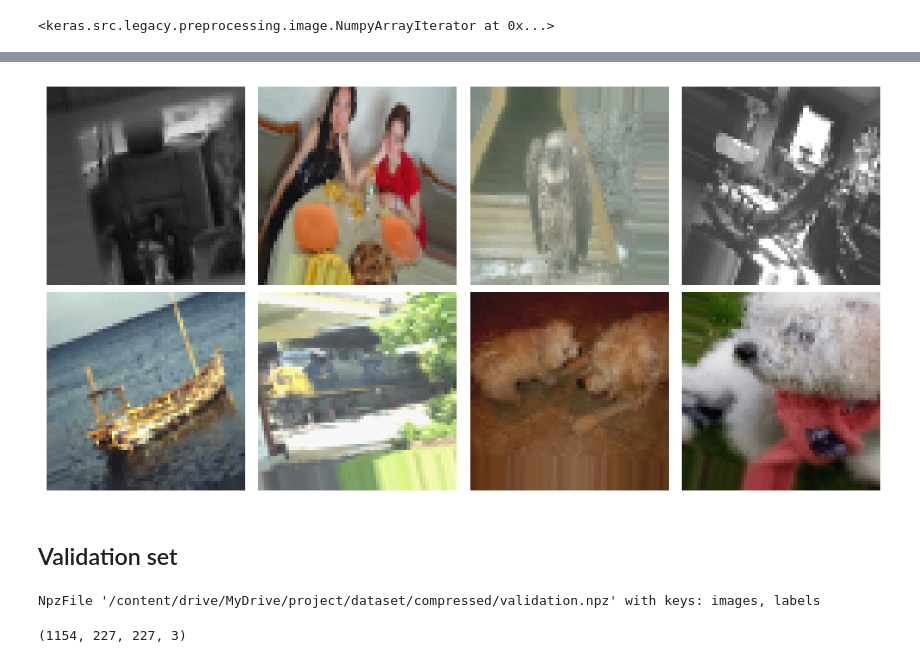
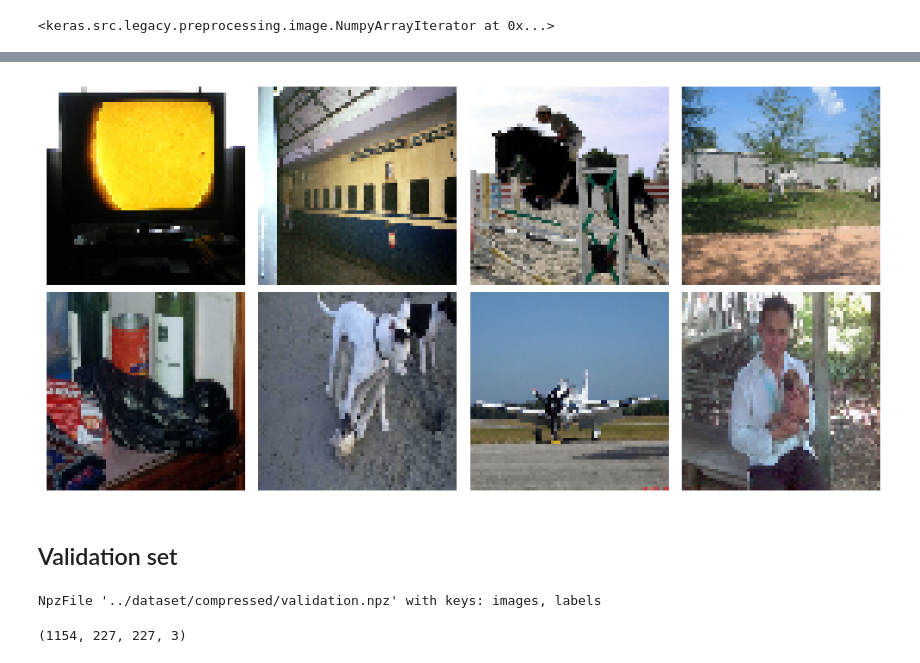
Before and after one commit to AAAlessandroP/imageRecognitionVOC2012, a Jupyter notebook: SSL/aug_ssl.ipynb, the cells around one changed output, grey strips where cells are left out. Cells and saved outputs as stored; diff of their text form; code cells hidden in the pictures.

```diff
--- a/SSL/aug_ssl.ipynb
+++ b/SSL/aug_ssl.ipynb
@@ -17,3 +15,5 @@ colab=True
+# %%
+colab=False #bing
 # %%
 if colab:
     from google.colab import drive
@@ -281,7 +279,7 @@ train_datagen = ImageDataGenerator(
     zoom_range=[0.8, 1.2],       # Zoom casuale tra il 70% e il 130%
     channel_shift_range = 0.3,   # Variazione di intensità dei colori fino al 30%
     preprocessing_function=lambda x: np.fliplr(x) if np.random.random() < 0.3 else x,   # Flip orizzontale con probabilità del 30%
-    fill_mode='nearest'          # Riempimento dei pixel mancanti
+    fill_mode='reflect'          # Riempimento dei pixel mancanti
 )
 
 train_datagen.fit(train_images)
@@ -293,8 +291,21 @@ train_generator = train_datagen.flow(
     train_images,
     encoded_train_labels,
     batch_size=BATCH_SIZE,
-    shuffle=True,
+    shuffle=False,
 )
 train_generator
 # %% [output]
 <keras.src.legacy.preprocessing.image.NumpyArrayIterator at 0x...>
+# %%
+for x, y in train_generator:
+    first_batch = x
+    break
+# when re-executing this cell...the first batch wont't be the real first batch but a subsequent batch of the data
+plt.figure(figsize=(10, 5))
+for i in range(8):
+    plt.subplot(2, 4, i + 1)
+    plt.imshow(first_batch[i])
+    plt.axis('off')
+
+plt.tight_layout()
+plt.show()
@@ -301,23 +314,21 @@ train_generator
 # %%
 plt.figure(figsize=(10, 5))
 for i in range(8):
     plt.subplot(2, 4, i + 1)
-    for x, y in train_generator:
-        plt.imshow(x[0])
-        plt.axis('off')
-        break
+    plt.imshow(train_images[i])
+    plt.axis('off')
 
 plt.tight_layout()
 plt.show()
 # %% [output]
-[figure, old version]
+[figure, new version]
 # %% [markdown]
 ## Validation set
 # %%
 validation_data = np.load(VALIDATION_PATH, allow_pickle=True)
 validation_data
 # %% [output]
-NpzFile '/content/drive/MyDrive/project/dataset/compressed/validation.npz' with keys: images, labels
+NpzFile '../dataset/compressed/validation.npz' with keys: images, labels
 # %%
 validation_images = validation_data['images']
 validation_images.shape
```
Also changed, not shown: parts of 9 cells of this notebook.
